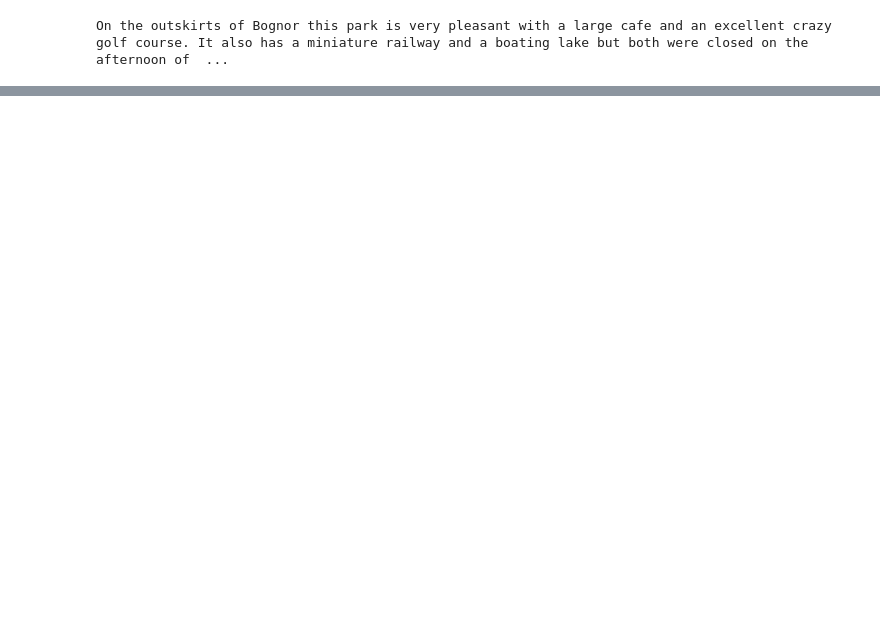
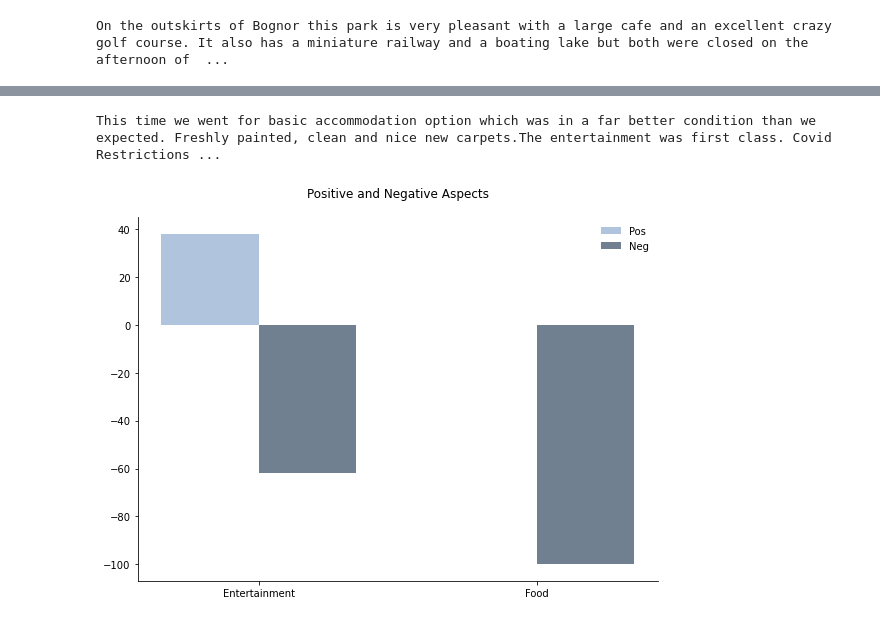
Before and after one commit to Auckland68/Arun-Travel-Reviews-Analysis, a Jupyter notebook: AspectSentimentModels/Models/Notebook14(b)CombinedAspectSentimentModelMultiClass.ipynb, the cells around one changed output, grey strips where cells are left out. Saved outputs shown, nothing was run; the diff lists cells and outputs as text; code cells hidden in the pictures; blank space fills up the shorter version.

```diff
--- a/AspectSentimentModels/Models/Notebook14(b)CombinedAspectSentimentModelMultiClass.ipynb
+++ b/AspectSentimentModels/Models/Notebook14(b)CombinedAspectSentimentModelMultiClass.ipynb
@@ -370,0 +359,8 @@ Not working too well
+# %%
+print(df_new_reviews["review"].iloc[0])
+# %% [output]
+This time we went for basic accommodation option which was in a far better condition than we expected. Freshly painted, clean and nice new carpets.The entertainment was first class. Covid Restrictions ...
+# %%
+review_analyser(df_new_reviews["review"].iloc[3],"accommodation")
+# %% [output]
+[figure, added]
```
Also changed, not shown: parts of 31 cells of this notebook.
